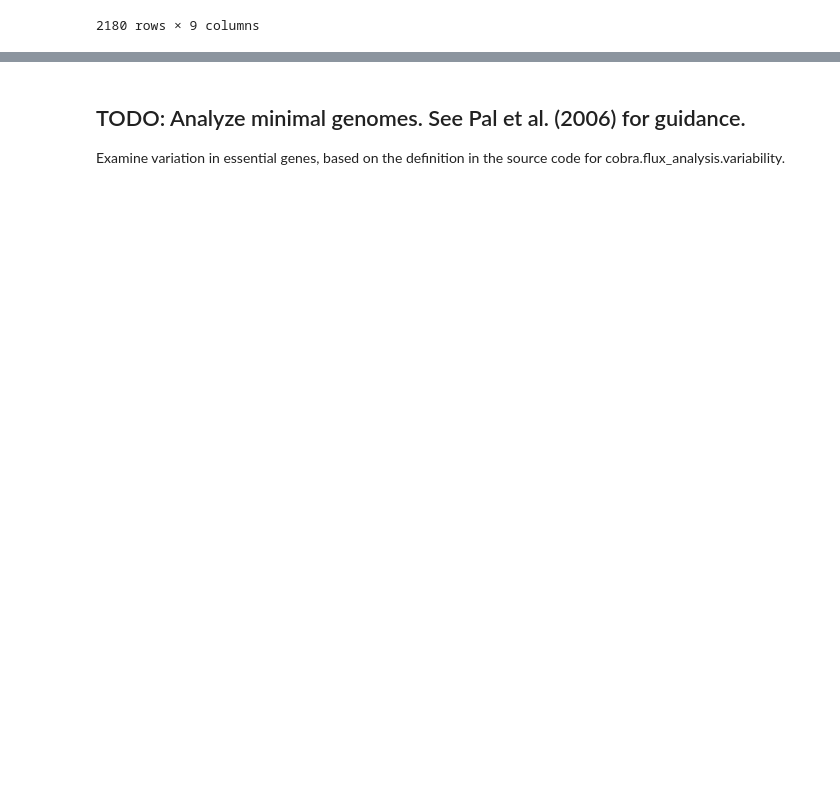
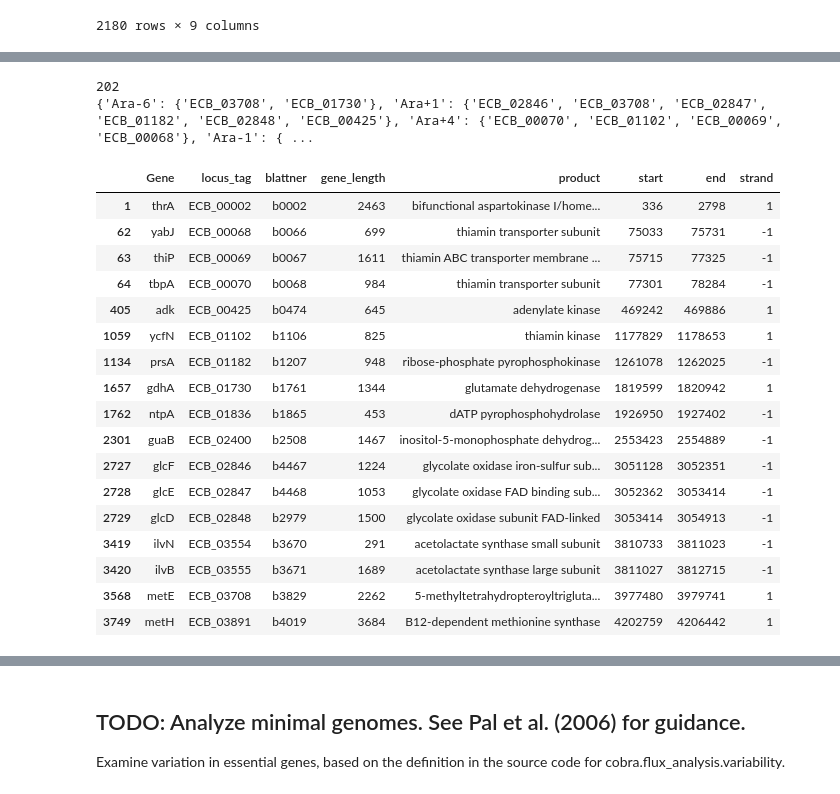
Before and after one commit to rohanmaddamsetti/LTEE-network-analysis, a Jupyter notebook: LTEE-FBA-Jenga.ipynb, the cells around one changed output, grey strips where cells are left out. Saved outputs shown, nothing was run; the diff lists cells and outputs as text; code cells hidden in the pictures; blank space fills up the shorter version.

```diff
--- a/LTEE-FBA-Jenga.ipynb
+++ b/LTEE-FBA-Jenga.ipynb
@@ -195,0 +201,3 @@ inactive_genes_in_50K_A_clones[inactive_genes_in_50K_A_clones.locus_tag.isin(REL
+# %%
+for pop, cur_model in iJO1366_LTEE_models.items():
+    print(pop, cur_model.slim_optimize())
@@ -195,0 +217,3 @@ inactive_genes_in_50K_A_clones[inactive_genes_in_50K_A_clones.locus_tag.isin(REL
+# %%
+for pop, cur_model in iECB_1328_LTEE_models.items():
+    print(pop, cur_model.slim_optimize())
@@ -195,0 +233,37 @@ inactive_genes_in_50K_A_clones[inactive_genes_in_50K_A_clones.locus_tag.isin(REL
+# %%
+LTEEpop_to_essential_genes = {pop:[str(x) for x in cobra.flux_analysis.find_essential_genes(cur_model)] for pop,cur_model in iECB_1328_LTEE_models.items()}
+# %%
+## find the intersection of essential genes in all networks, skipping the nonviable networks for now.
+pops_to_examine = [pop for pop in LTEEpop_to_essential_genes.keys() if pop not in ["Ara-5", "Ara+2", "Ara+5",
+                                                                                   "Ara-3","Ara-4"]]
+
+essential_intersection = set.intersection(*[set(LTEEpop_to_essential_genes[x]) for x in pops_to_examine])
+print(len(essential_intersection))
+idiosyncratic_essentials = {x:set(set(LTEEpop_to_essential_genes[x]) - essential_intersection) for x in pops_to_examine}
+print(idiosyncratic_essentials)
+idiosyncratic_essentials_set = set.union(*[idio_set for _, idio_set in idiosyncratic_essentials.items()])
+# %% [output]
+202
+{'Ara-6': {'ECB_03708', 'ECB_01730'}, 'Ara+1': {'ECB_02846', 'ECB_03708', 'ECB_02847', 'ECB_01182', 'ECB_02848', 'ECB_00425'}, 'Ara+4': {'ECB_00070', 'ECB_01102', 'ECB_00069', 'ECB_00068'}, 'Ara-1': { ...
+# %%
+REL606_idiosyncratic_essential = REL606_ids[REL606_ids.locus_tag.isin(idiosyncratic_essentials_set)]
+REL606_idiosyncratic_essential
+# %% [output]
+|  | Gene | locus_tag | blattner | gene_length | product | start | end | strand |
+| 1 | thrA | ECB_00002 | b0002 | 2463 | bifunctional aspartokinase I/home... | 336 | 2798 | 1 |
+| 62 | yabJ | ECB_00068 | b0066 | 699 | thiamin transporter subunit | 75033 | 75731 | -1 |
+| 63 | thiP | ECB_00069 | b0067 | 1611 | thiamin ABC transporter membrane ... | 75715 | 77325 | -1 |
+| 64 | tbpA | ECB_00070 | b0068 | 984 | thiamin transporter subunit | 77301 | 78284 | -1 |
+| 405 | adk | ECB_00425 | b0474 | 645 | adenylate kinase | 469242 | 469886 | 1 |
+| 1059 | ycfN | ECB_01102 | b1106 | 825 | thiamin kinase | 1177829 | 1178653 | 1 |
+| 1134 | prsA | ECB_01182 | b1207 | 948 | ribose-phosphate pyrophosphokinase | 1261078 | 1262025 | -1 |
+| 1657 | gdhA | ECB_01730 | b1761 | 1344 | glutamate dehydrogenase | 1819599 | 1820942 | 1 |
+| 1762 | ntpA | ECB_01836 | b1865 | 453 | dATP pyrophosphohydrolase | 1926950 | 1927402 | -1 |
+| 2301 | guaB | ECB_02400 | b2508 | 1467 | inositol-5-monophosphate dehydrog... | 2553423 | 2554889 | -1 |
+| 2727 | glcF | ECB_02846 | b4467 | 1224 | glycolate oxidase iron-sulfur sub... | 3051128 | 3052351 | -1 |
+| 2728 | glcE | ECB_02847 | b4468 | 1053 | glycolate oxidase FAD binding sub... | 3052362 | 3053414 | -1 |
+| 2729 | glcD | ECB_02848 | b2979 | 1500 | glycolate oxidase subunit FAD-linked | 3053414 | 3054913 | -1 |
+| 3419 | ilvN | ECB_03554 | b3670 | 291 | acetolactate synthase small subunit | 3810733 | 3811023 | -1 |
+| 3420 | ilvB | ECB_03555 | b3671 | 1689 | acetolactate synthase large subunit | 3811027 | 3812715 | -1 |
+| 3568 | metE | ECB_03708 | b3829 | 2262 | 5-methyltetrahydropteroyltrigluta... | 3977480 | 3979741 | 1 |
+| 3749 | metH | ECB_03891 | b4019 | 3684 | B12-dependent methionine synthase | 4202759 | 4206442 | 1 |
```
Also changed, not shown: parts of 14 cells of this notebook, 2 other files.
